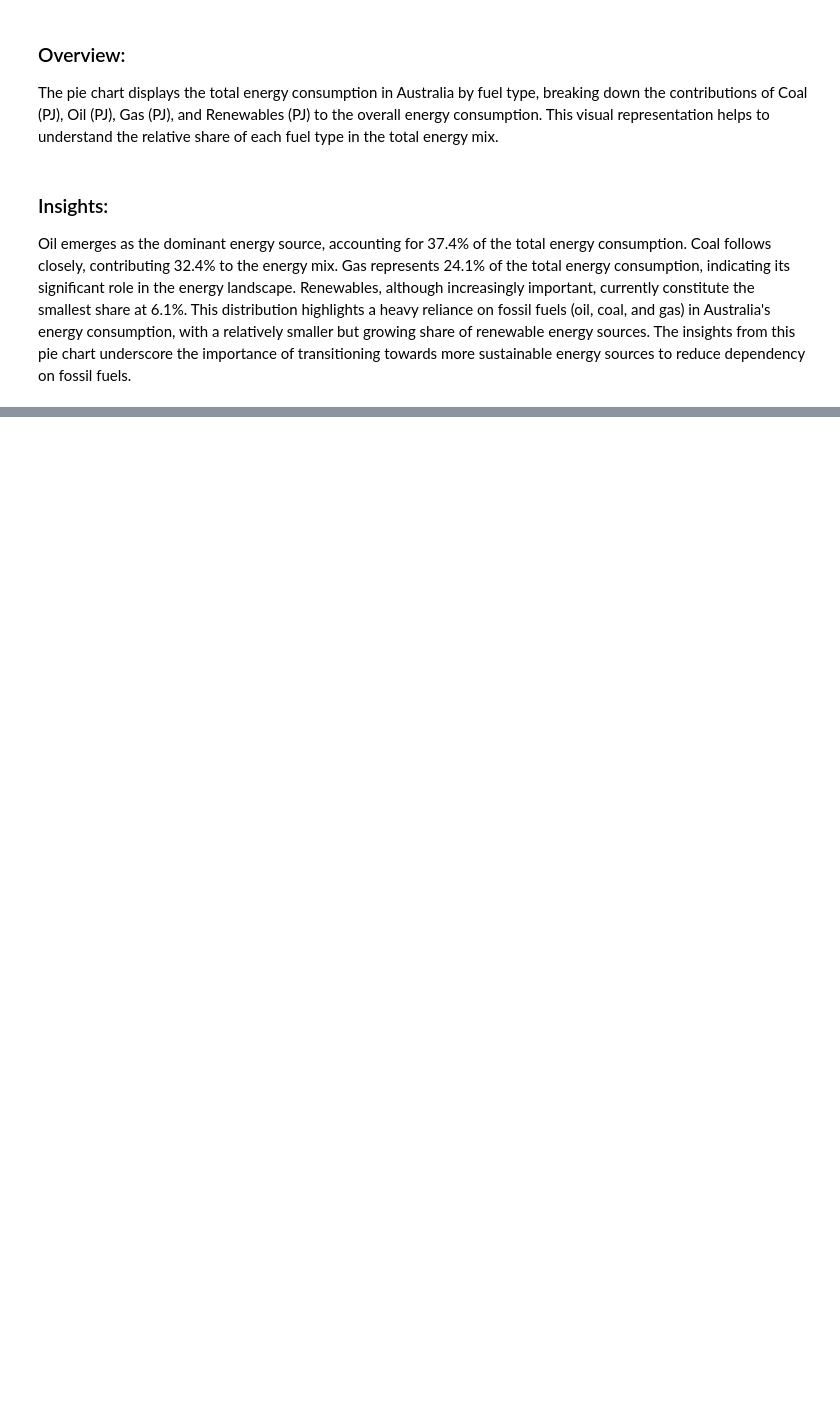
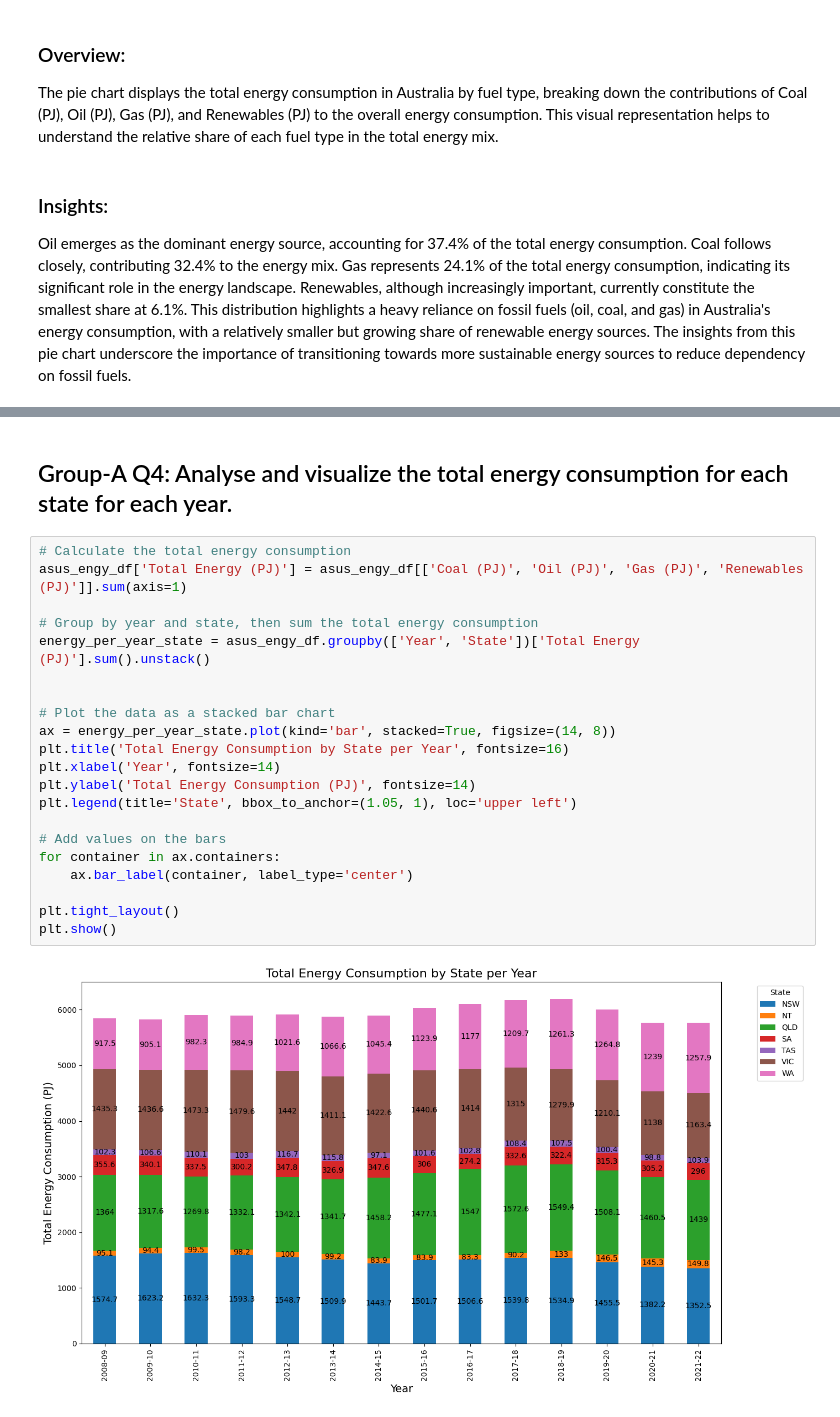
Before and after one commit to Rahe23/Assessment-Two, a Jupyter notebook: Business_Report_Assessment_Two.ipynb, the cells around one changed output, grey strips where cells are left out. Saved outputs shown, nothing was run; the diff lists cells and outputs as text; blank space fills up the shorter version.

```diff
--- a/Business_Report_Assessment_Two.ipynb
+++ b/Business_Report_Assessment_Two.ipynb
@@ -318,0 +364,25 @@ Oil emerges as the dominant energy source, accounting for 37.4% of the total ene
+# %% [markdown]
+## Group-A Q4: Analyse and visualize the total energy consumption for each state for each year.
+# %%
+# Calculate the total energy consumption
+asus_engy_df['Total Energy (PJ)'] = asus_engy_df[['Coal (PJ)', 'Oil (PJ)', 'Gas (PJ)', 'Renewables (PJ)']].sum(axis=1)
+
+# Group by year and state, then sum the total energy consumption
+energy_per_year_state = asus_engy_df.groupby(['Year', 'State'])['Total Energy (PJ)'].sum().unstack()
+
+
+# Plot the data as a stacked bar chart
+ax = energy_per_year_state.plot(kind='bar', stacked=True, figsize=(14, 8))
+plt.title('Total Energy Consumption by State per Year', fontsize=16)
+plt.xlabel('Year', fontsize=14)
+plt.ylabel('Total Energy Consumption (PJ)', fontsize=14)
+plt.legend(title='State', bbox_to_anchor=(1.05, 1), loc='upper left')
+
+# Add values on the bars
+for container in ax.containers:
+    ax.bar_label(container, label_type='center')
+
+plt.tight_layout()
+plt.show()
+# %% [output]
+[figure, added]
```
Also changed, not shown: parts of 10 cells of this notebook.
